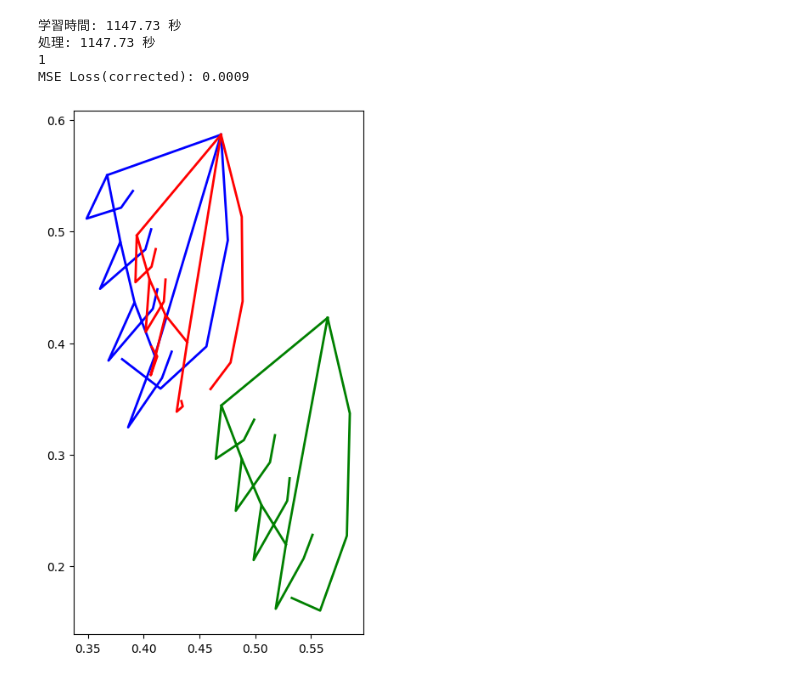
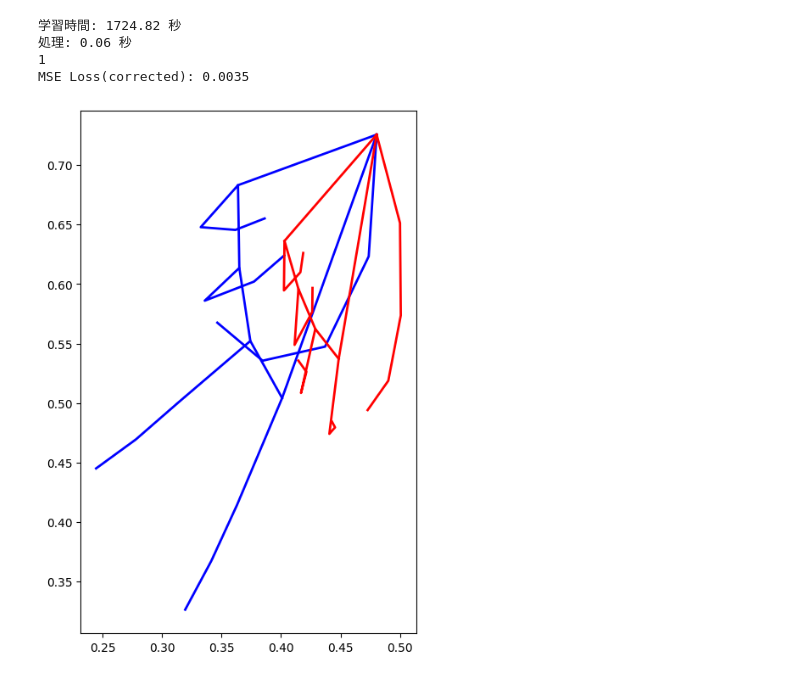
Before and after one commit to hiaruron555/Transformer_TimeSeriesForecasting-main, a Jupyter notebook: 22_tf_hand.ipynb, the cells around one changed output. Drawn from its saved outputs; the diff is of its cells as text; code cells hidden in the pictures.

```diff
--- a/22_tf_hand.ipynb
+++ b/22_tf_hand.ipynb
@@ -142,7 +142,7 @@ def shift_landmarks(landmarks, target=(0.5, 0.5)):
 # メインの処理
 if __name__ == "__main__":
     # データの読み込みと前処理
-    n_seq = 3
+    n_seq = 1
 
 
     #train_csv_path = 'test_10/choki_test_10/choki_test.csv'
@@ -155,8 +155,8 @@ if __name__ == "__main__":
     #test_csv_path = 'test_5/pa-_test_5/pa-_test.csv'
 
 
-    #test_csv_path = 'test_3/gu_test_3/gu_train.csv'
-    test_csv_path = 'test_3/choki_test_3/choki_train.csv'
+    #test_csv_path = 'test_1/gu_test_1/gu_train.csv'
+    test_csv_path = 'test_1/choki_test_1/choki_train.csv'
     #test_csv_path = 'test_3/pa-_test_3/pa-_train.csv'
 
     #test_csv_path = 'test_10/choki_test_10/choki_test_05.csv'
@@ -197,7 +197,7 @@ if __name__ == "__main__":
         test_outputs = model(torch.tensor(x_test, dtype=torch.float32).unsqueeze(1).to(device))
         test_loss = criterion(test_outputs, torch.tensor(y_test, dtype=torch.float32).to(device))
         processing_time_per_image = time.time() - start_time
-        print(f'処理: {training_time:.2f} 秒')
+        print(f'処理: {processing_time_per_image:.2f} 秒')
 
 
     #  3つのテストサンプルごとに予測結果を処理し、1つずつずらして繰り返す
@@ -285,36 +285,36 @@ if __name__ == "__main__":
             else:
                 print("Error: Index out of range in ground_truth_landmarks")
 
             #corrected
             max_index = max([max(points) for points in [[0, 1, 2, 3, 4], [0, 5, 6, 7, 8], [5, 9, 10, 11, 12], [9, 13, 14, 15, 16], [13, 17, 18, 19, 20], [0, 17]]])
             if max_index < len(corrected):
                 for points in [[0, 1, 2, 3, 4], [0, 5, 6, 7, 8], [5, 9, 10, 11, 12], [9, 13, 14, 15, 16], [13, 17, 18, 19, 20], [0, 17]]:
                     x_points = [corrected[i][0] for i in points]
                     y_points = [corrected[i][1] for i in points]
                     ax.plot(x_points, y_points, linestyle='-', color='red', linewidth=2)
             else:
                 print("Error: Index out of range in corrected")
-
+            """"
             #truth_landmarks
             max_index = max([max(points) for points in [[0, 1, 2, 3, 4], [0, 5, 6, 7, 8], [5, 9, 10, 11, 12], [9, 13, 14, 15, 16], [13, 17, 18, 19, 20], [0, 17]]])
             if max_index < len(truth_landmarks):
                 for points in [[0, 1, 2, 3, 4], [0, 5, 6, 7, 8], [5, 9, 10, 11, 12], [9, 13, 14, 15, 16], [13, 17, 18, 19, 20], [0, 17]]:
                     x_points = [truth_landmarks[i][0] for i in points]
                     y_points = [truth_landmarks[i][1] for i in points]
                     ax.plot(x_points, y_points, linestyle='-', color='green', linewidth=2)
             else:
                 print("Error: Index out of range in truth_landmarks")
-
+            """
             #plt.legend()
             #print('aaa')
             # 画像を保存
             plt.savefig(save_path)
 
             # 画像を表示
             #plt.show()
 # %% [output]
-学習時間: 1147.73 秒
-処理: 1147.73 秒
+学習時間: 1724.82 秒
+処理: 0.06 秒
 1
-MSE Loss(corrected): 0.0009
+MSE Loss(corrected): 0.0035
-[figure, old version]
+[figure, new version]
```
Also changed, not shown: 4 other files.
